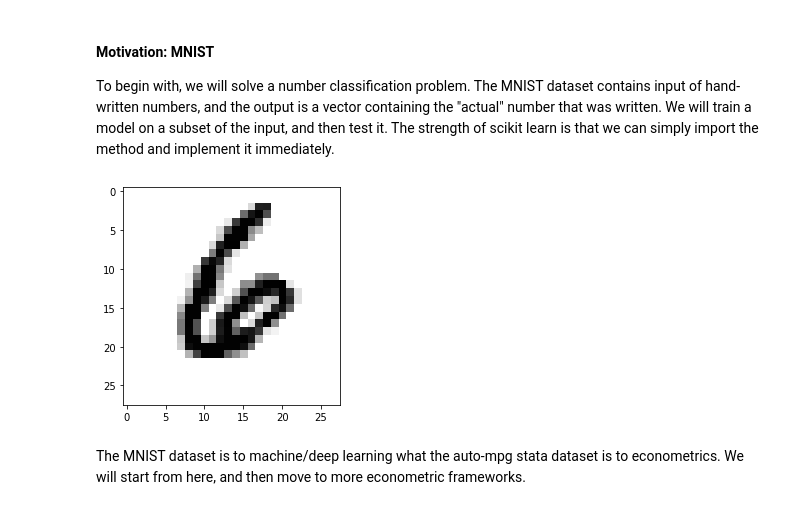
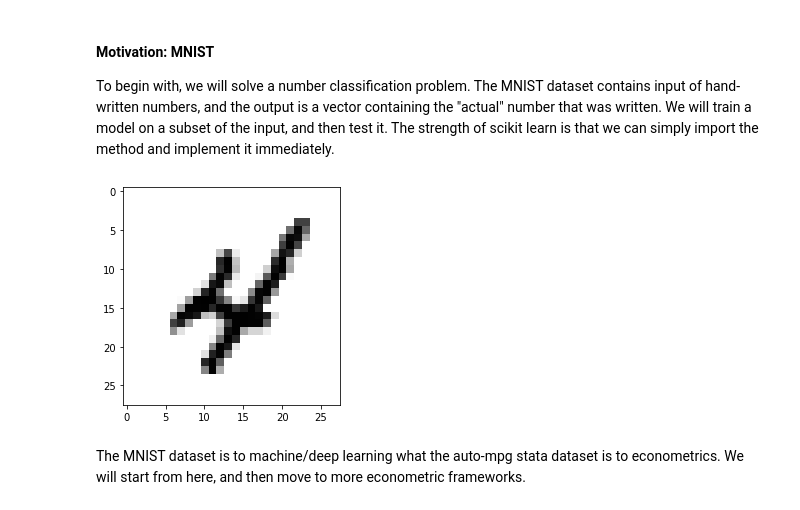
Before and after one commit to math-econ-code/mec_optim, a Jupyter notebook: A2_machine-learning-libraries.ipynb, the cells around one changed output. Saved outputs shown, nothing was run; the diff lists cells and outputs as text; code cells hidden in the pictures.

```diff
--- a/A2_machine-learning-libraries.ipynb
+++ b/A2_machine-learning-libraries.ipynb
@@ -77,12 +80,14 @@ mnist = fetch_openml('mnist_784', version=1)
+# %%
+mnist = pd.read_csv("https://raw.githubusercontent.com/AntoineChapel/MachineLearning_CC/main/mnist_df.csv")
 # %%
-X, y = mnist['data'].to_numpy(), mnist['target'].to_numpy().astype(int)
+X, y = mnist.iloc[:, 1:785].to_numpy(), mnist['target'].to_numpy().astype(int)
 # %%
 %matplotlib inline
-num = X[13, :].reshape(28, 28)
+num = X[9, :].reshape(28, 28)
 plt.imshow(num, cmap="binary")
 plt.show()
 # %% [output]
-[figure, old version]
+[figure, new version]
 # %% [markdown]
 The MNIST dataset is to machine/deep learning what the auto-mpg stata dataset is to econometrics. We will start from here, and then move to more econometric frameworks.
 # %%
```
Also changed, not shown: parts of 78 cells of this notebook, 2 other files.
